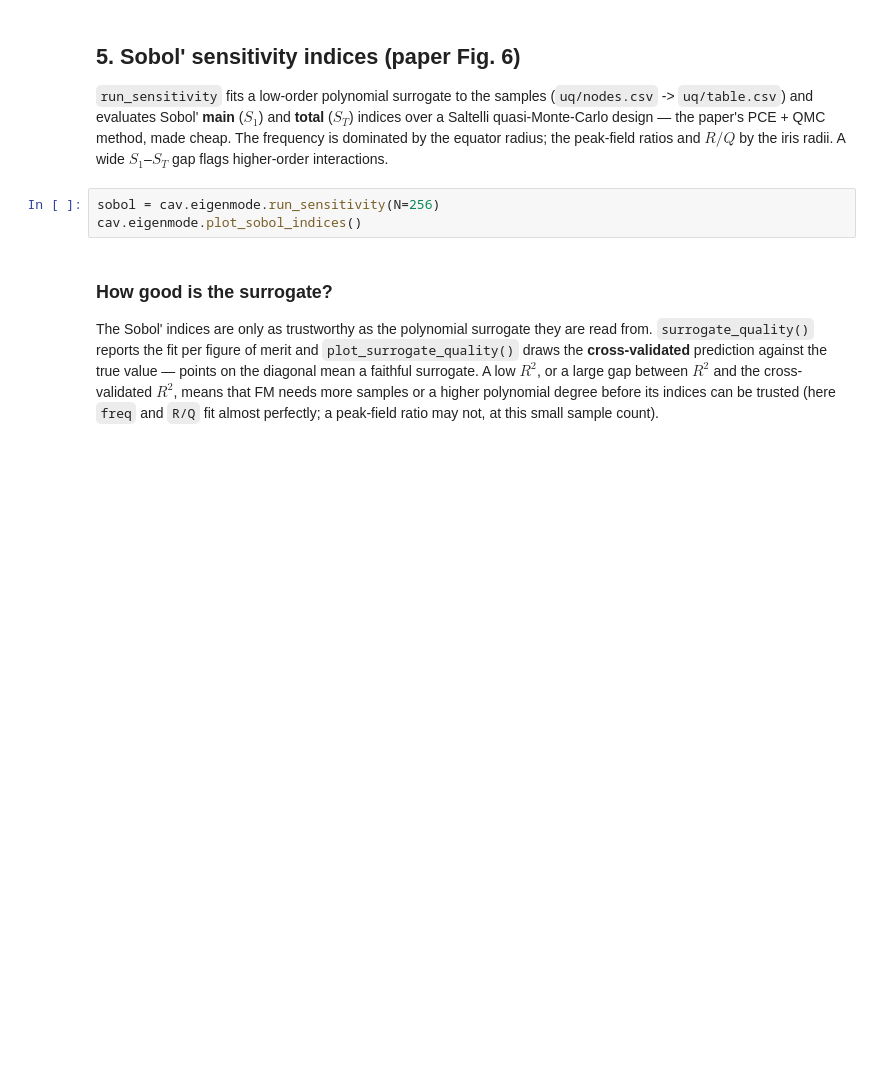
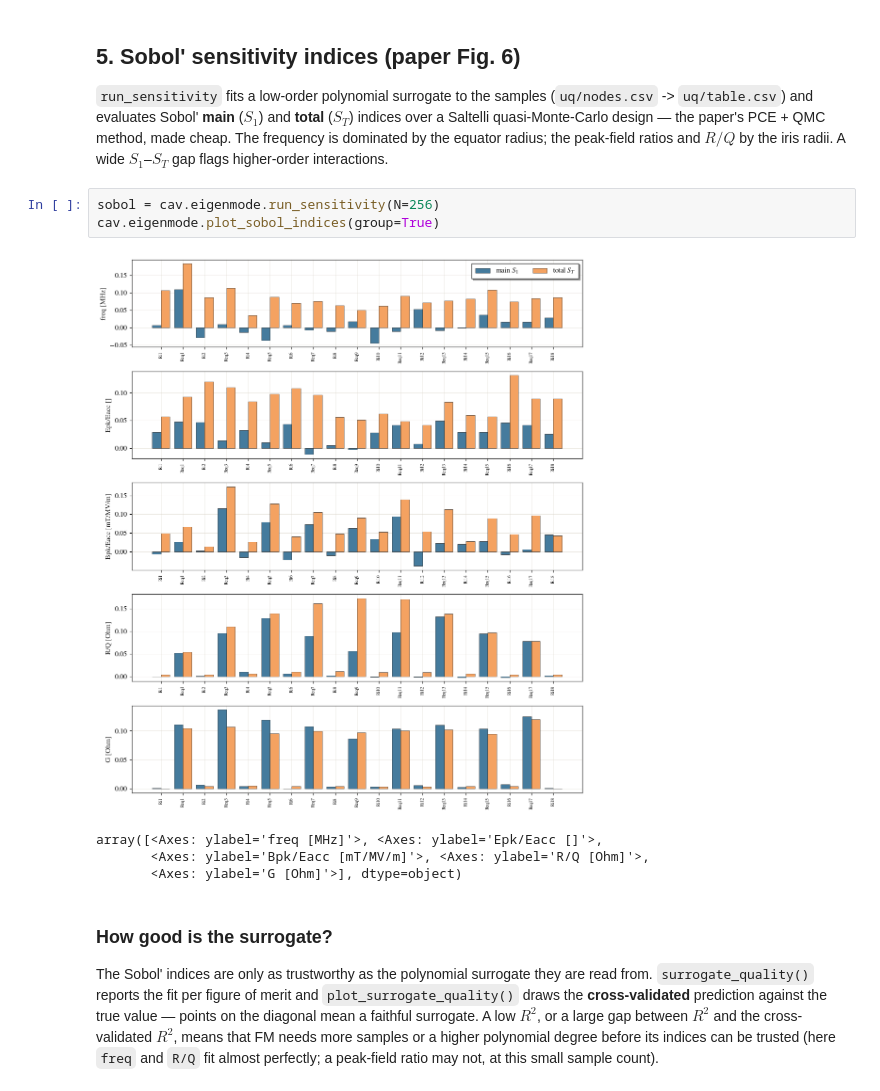
Before and after one commit to Dark-Elektron/cavsim2d, a Jupyter notebook: docs/source/examples/eigenmode/multicell_uq_sa.ipynb, the cells around one changed output. Cells and saved outputs as stored; diff of their text form; blank space fills up the shorter version.

```diff
--- a/docs/source/examples/eigenmode/multicell_uq_sa.ipynb
+++ b/docs/source/examples/eigenmode/multicell_uq_sa.ipynb
@@ -86,7 +116,12 @@ cav.eigenmode.plot_fm_scatter(uq=True)
 `run_sensitivity` fits a low-order polynomial surrogate to the samples (`uq/nodes.csv` -> `uq/table.csv`) and evaluates Sobol' **main** ($S_1$) and **total** ($S_T$) indices over a Saltelli quasi-Monte-Carlo design — the paper's PCE + QMC method, made cheap. The frequency is dominated by the equator radius; the peak-field ratios and $R/Q$ by the iris radii. A wide $S_1$–$S_T$ gap flags higher-order interactions.
 # %%
 sobol = cav.eigenmode.run_sensitivity(N=256)
-cav.eigenmode.plot_sobol_indices()
+cav.eigenmode.plot_sobol_indices(group=True)
+# %% [output]
+[figure, added]
+array([<Axes: ylabel='freq [MHz]'>, <Axes: ylabel='Epk/Eacc []'>,
+       <Axes: ylabel='Bpk/Eacc [mT/MV/m]'>, <Axes: ylabel='R/Q [Ohm]'>,
+       <Axes: ylabel='G [Ohm]'>], dtype=object)
 # %% [markdown]
 ### How good is the surrogate?
 
```
Also changed, not shown: parts of 10 cells of this notebook, 25 other files.
